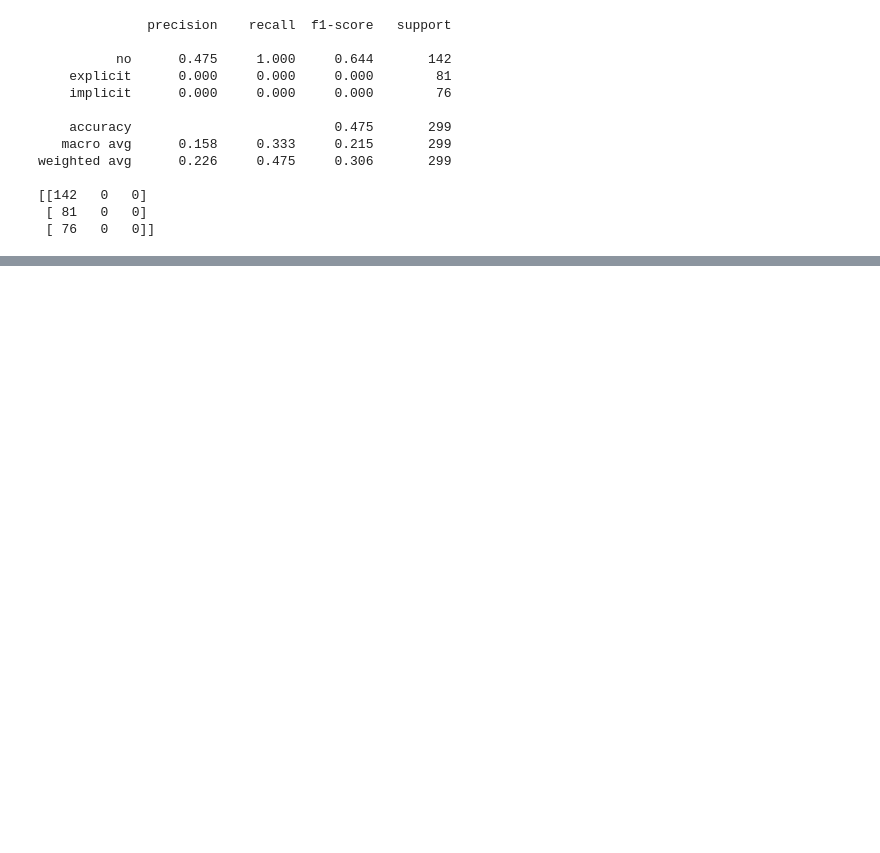
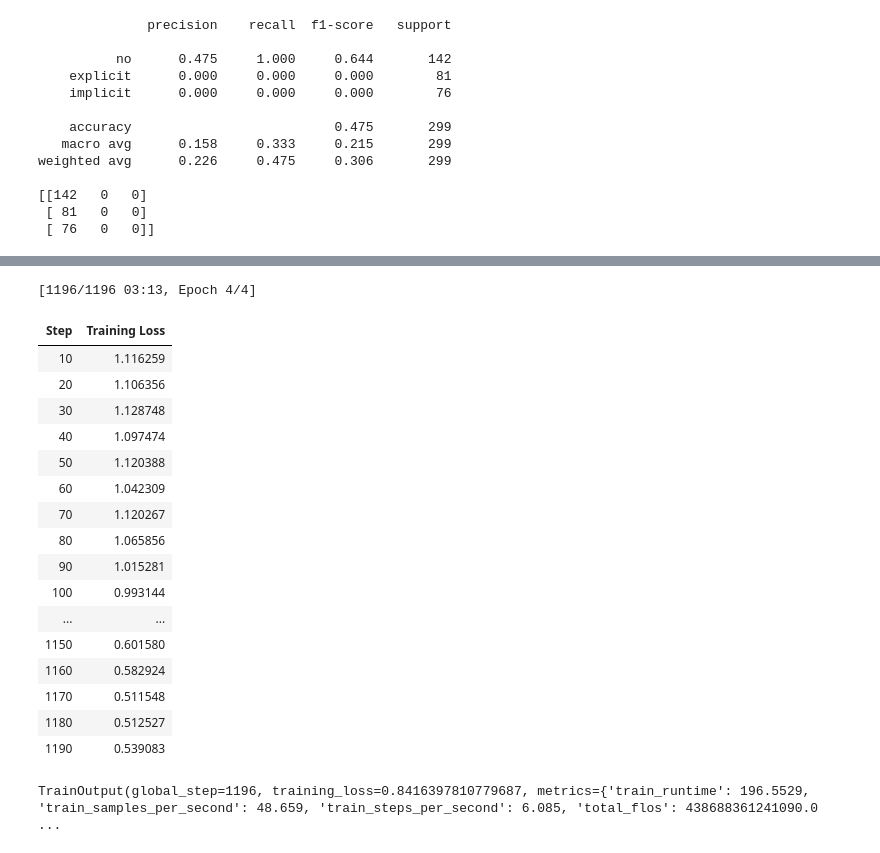
Before and after one commit to Sayak-coder/HateSpeech-detection, a Jupyter notebook: Subtask_(B)_Hate_Speech_Classification.ipynb, the cells around one changed output, grey strips where cells are left out. Cells and saved outputs as stored; diff of their text form; code cells hidden in the pictures; blank space fills up the shorter version.

```diff
--- a/Subtask_(B)_Hate_Speech_Classification.ipynb
+++ b/Subtask_(B)_Hate_Speech_Classification.ipynb
@@ -821,0 +971,3 @@ weighted avg      0.226     0.475     0.306       299
+# %%
+from transformers import DistilBertTokenizerFast
+tokenizer = DistilBertTokenizerFast.from_pretrained('distilbert-base-uncased-finetuned-sst-2-english')
@@ -821,0 +985,27 @@ weighted avg      0.226     0.475     0.306       299
+# %%
+from transformers import TrainingArguments
+
+training_args = TrainingArguments(
+    output_dir="./results",
+    num_train_epochs=4,
+    per_device_train_batch_size=8,
+    per_device_eval_batch_size=16,
+    warmup_steps=100,
+    weight_decay=0.01,
+    learning_rate=2e-5,
+    logging_steps=10,
+    max_grad_norm=1.0
+)
+# %%
+from transformers import DistilBertForSequenceClassification
+
+MODEL_NAME = "distilbert-base-uncased-finetuned-sst-2-english"
+
+# Correctly load the pre-trained model and configure it in one step
+model = DistilBertForSequenceClassification.from_pretrained(
+    MODEL_NAME,
+    num_labels=2,
+    ignore_mismatched_sizes=True,
+    id2label={0: "no", 1: "yes_explicit", 2:"yes_implicit"},
+    label2id={"no": 0, "yes_explicit": 1, "yes_implicit": 2}
+).to(device)
@@ -821,0 +1021,34 @@ weighted avg      0.226     0.475     0.306       299
+# %%
+from transformers import Trainer, DataCollatorWithPadding
+
+data_collator = DataCollatorWithPadding(tokenizer=tokenizer)
+
+trainer_distilbert = Trainer(
+    model=model,
+    args=training_args,
+    train_dataset=train_dataset,
+    eval_dataset=val_dataset,
+    data_collator=data_collator
+)
+
+trainer_distilbert.train()
+# %% [output]
+[1196/1196 03:13, Epoch 4/4]
+| Step | Training Loss |
+| 10 | 1.116259 |
+| 20 | 1.106356 |
+| 30 | 1.128748 |
+| 40 | 1.097474 |
+| 50 | 1.120388 |
+| 60 | 1.042309 |
+| 70 | 1.120267 |
+| 80 | 1.065856 |
+| 90 | 1.015281 |
+| 100 | 0.993144 |
+| ... | ... |
+| 1150 | 0.601580 |
+| 1160 | 0.582924 |
+| 1170 | 0.511548 |
+| 1180 | 0.512527 |
+| 1190 | 0.539083 |
+TrainOutput(global_step=1196, training_loss=0.8416397810779687, metrics={'train_runtime': 196.5529, 'train_samples_per_second': 48.659, 'train_steps_per_second': 6.085, 'total_flos': 438688361241090.0 ...
```
Also changed, not shown: parts of 38 cells of this notebook.
